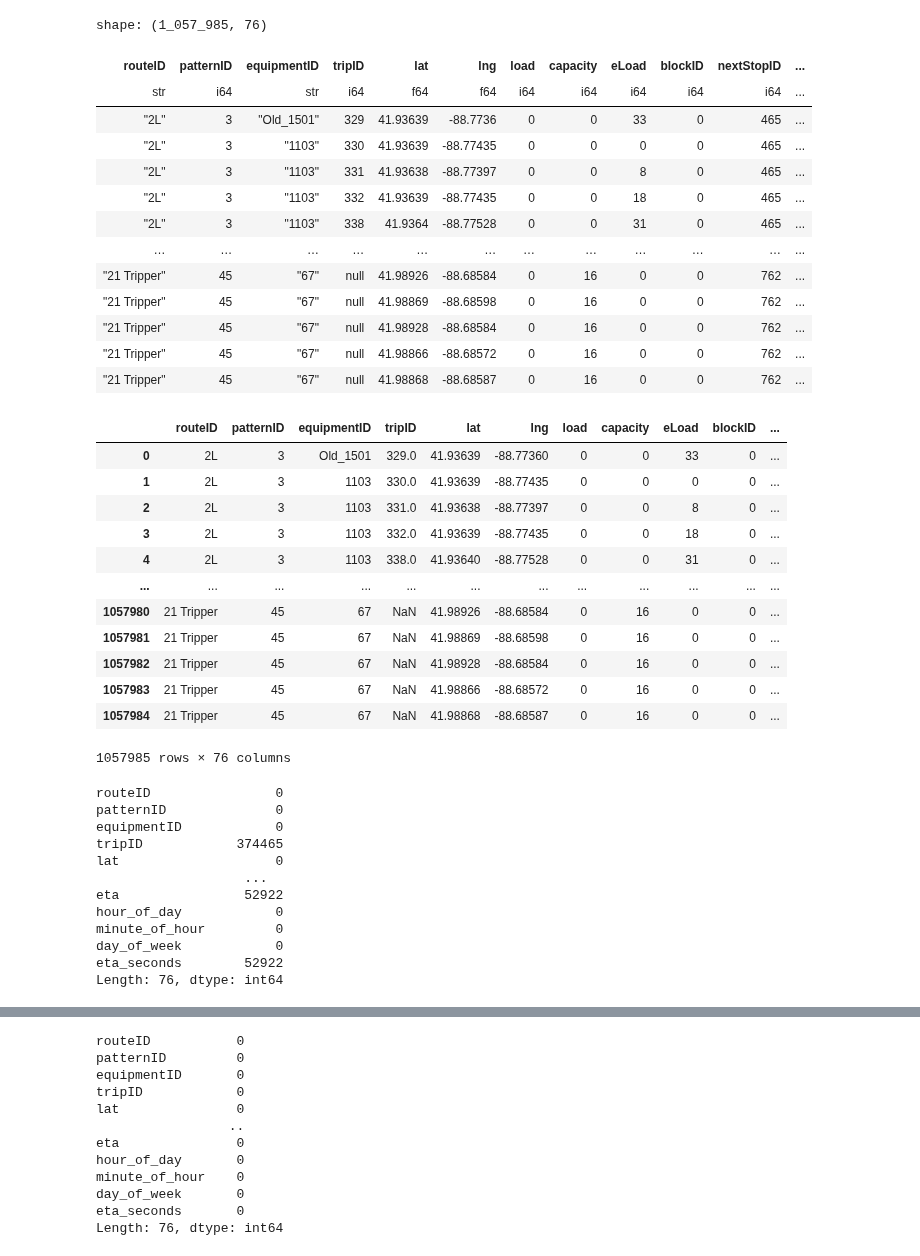
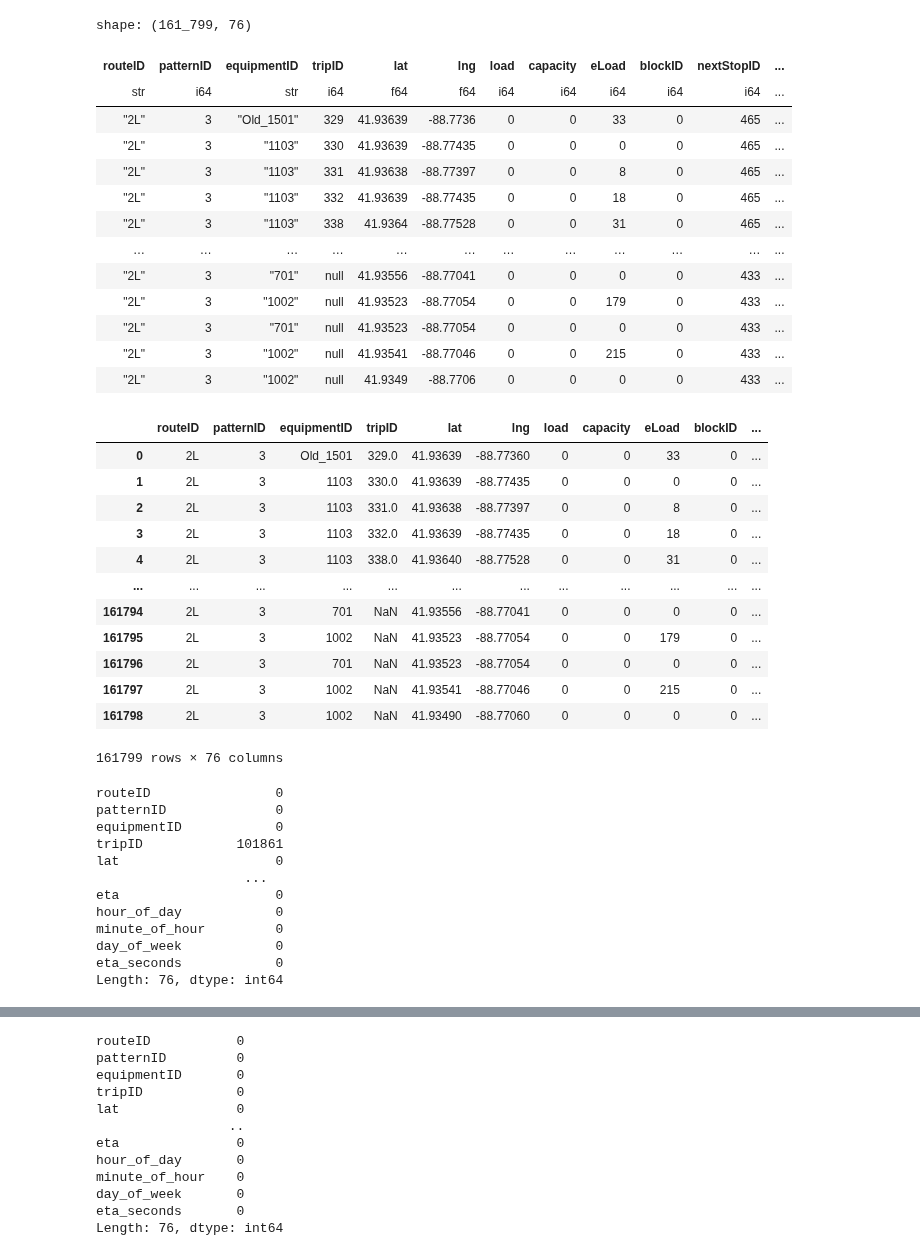
Before and after one commit to shaivilp/Research-Rookies, a Jupyter notebook: dekalb_bus/machine_learning/scikit_learn.ipynb, the cells around one changed output, grey strips where cells are left out. Drawn from its saved outputs; the diff is of its cells as text; code cells hidden in the pictures.

```diff
--- a/dekalb_bus/machine_learning/scikit_learn.ipynb
+++ b/dekalb_bus/machine_learning/scikit_learn.ipynb
@@ -16,22 +16,22 @@ import joblib
 %config InteractiveShell.ast_node_interactivity = 'last_expr_or_assign'
 # %%
 #Load mega_df from parquet
-df = pl.read_parquet('../data/mega_df.parquet')
+df = pl.read_parquet('/data/scratch/shaivilp/two_l_mega_df.parquet')
 # %% [output]
-shape: (1_057_985, 76)
+shape: (161_799, 76)
 | routeID | patternID | equipmentID | tripID | lat | lng | load | capacity | eLoad | blockID | nextStopID | ... |
 | str | i64 | str | i64 | f64 | f64 | i64 | i64 | i64 | i64 | i64 | ... |
 | "2L" | 3 | "Old_1501" | 329 | 41.93639 | -88.7736 | 0 | 0 | 33 | 0 | 465 | ... |
 | "2L" | 3 | "1103" | 330 | 41.93639 | -88.77435 | 0 | 0 | 0 | 0 | 465 | ... |
 | "2L" | 3 | "1103" | 331 | 41.93638 | -88.77397 | 0 | 0 | 8 | 0 | 465 | ... |
 | "2L" | 3 | "1103" | 332 | 41.93639 | -88.77435 | 0 | 0 | 18 | 0 | 465 | ... |
 | "2L" | 3 | "1103" | 338 | 41.9364 | -88.77528 | 0 | 0 | 31 | 0 | 465 | ... |
 | … | … | … | … | … | … | … | … | … | … | … | ... |
-| "21 Tripper" | 45 | "67" | null | 41.98926 | -88.68584 | 0 | 16 | 0 | 0 | 762 | ... |
-| "21 Tripper" | 45 | "67" | null | 41.98869 | -88.68598 | 0 | 16 | 0 | 0 | 762 | ... |
-| "21 Tripper" | 45 | "67" | null | 41.98928 | -88.68584 | 0 | 16 | 0 | 0 | 762 | ... |
-| "21 Tripper" | 45 | "67" | null | 41.98866 | -88.68572 | 0 | 16 | 0 | 0 | 762 | ... |
-| "21 Tripper" | 45 | "67" | null | 41.98868 | -88.68587 | 0 | 16 | 0 | 0 | 762 | ... |
+| "2L" | 3 | "701" | null | 41.93556 | -88.77041 | 0 | 0 | 0 | 0 | 433 | ... |
+| "2L" | 3 | "1002" | null | 41.93523 | -88.77054 | 0 | 0 | 179 | 0 | 433 | ... |
+| "2L" | 3 | "701" | null | 41.93523 | -88.77054 | 0 | 0 | 0 | 0 | 433 | ... |
+| "2L" | 3 | "1002" | null | 41.93541 | -88.77046 | 0 | 0 | 215 | 0 | 433 | ... |
+| "2L" | 3 | "1002" | null | 41.9349 | -88.7706 | 0 | 0 | 0 | 0 | 433 | ... |
 # %%
 pdf = df.to_pandas()
 # %% [output]
@@ -42,12 +42,12 @@ pdf = df.to_pandas()
 | 3 | 2L | 3 | 1103 | 332.0 | 41.93639 | -88.77435 | 0 | 0 | 18 | 0 | ... |
 | 4 | 2L | 3 | 1103 | 338.0 | 41.93640 | -88.77528 | 0 | 0 | 31 | 0 | ... |
 | ... | ... | ... | ... | ... | ... | ... | ... | ... | ... | ... | ... |
-| 1057980 | 21 Tripper | 45 | 67 | NaN | 41.98926 | -88.68584 | 0 | 16 | 0 | 0 | ... |
-| 1057981 | 21 Tripper | 45 | 67 | NaN | 41.98869 | -88.68598 | 0 | 16 | 0 | 0 | ... |
-| 1057982 | 21 Tripper | 45 | 67 | NaN | 41.98928 | -88.68584 | 0 | 16 | 0 | 0 | ... |
-| 1057983 | 21 Tripper | 45 | 67 | NaN | 41.98866 | -88.68572 | 0 | 16 | 0 | 0 | ... |
-| 1057984 | 21 Tripper | 45 | 67 | NaN | 41.98868 | -88.68587 | 0 | 16 | 0 | 0 | ... |
+| 161794 | 2L | 3 | 701 | NaN | 41.93556 | -88.77041 | 0 | 0 | 0 | 0 | ... |
+| 161795 | 2L | 3 | 1002 | NaN | 41.93523 | -88.77054 | 0 | 0 | 179 | 0 | ... |
+| 161796 | 2L | 3 | 701 | NaN | 41.93523 | -88.77054 | 0 | 0 | 0 | 0 | ... |
+| 161797 | 2L | 3 | 1002 | NaN | 41.93541 | -88.77046 | 0 | 0 | 215 | 0 | ... |
+| 161798 | 2L | 3 | 1002 | NaN | 41.93490 | -88.77060 | 0 | 0 | 0 | 0 | ... |
-1057985 rows × 76 columns
+161799 rows × 76 columns
 # %%
 # Check for missing values before dropping columns
 print(pdf.isna().sum())
@@ -55,14 +55,14 @@ print(pdf.isna().sum())
 routeID                0
 patternID              0
 equipmentID            0
-tripID            374465
+tripID            101861
 lat                    0
                    ...
-eta                52922
+eta                    0
 hour_of_day            0
 minute_of_hour         0
 day_of_week            0
-eta_seconds        52922
+eta_seconds            0
 Length: 76, dtype: int64
 # %%
 pdf = pdf.dropna()
```
Also changed, not shown: parts of 16 cells of this notebook, 1 other file.
